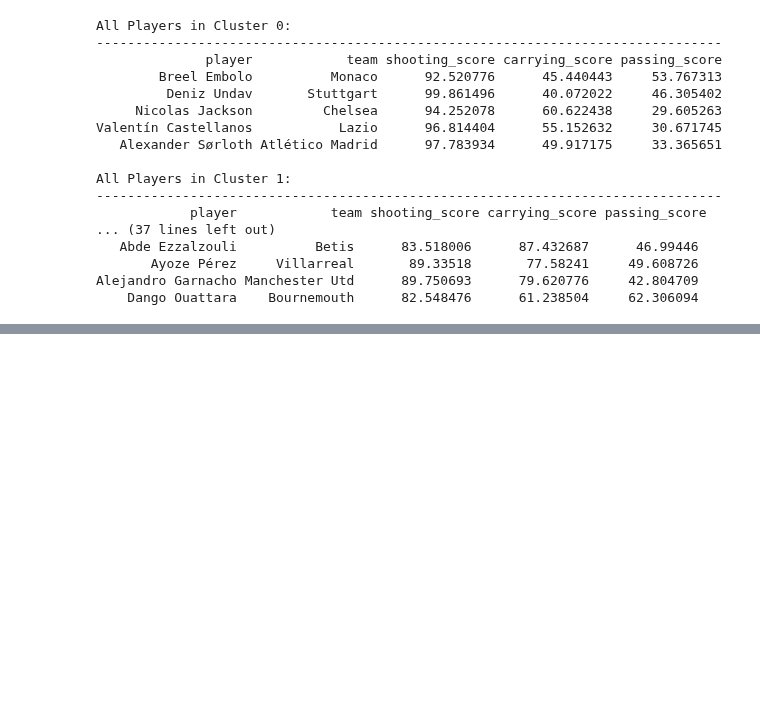
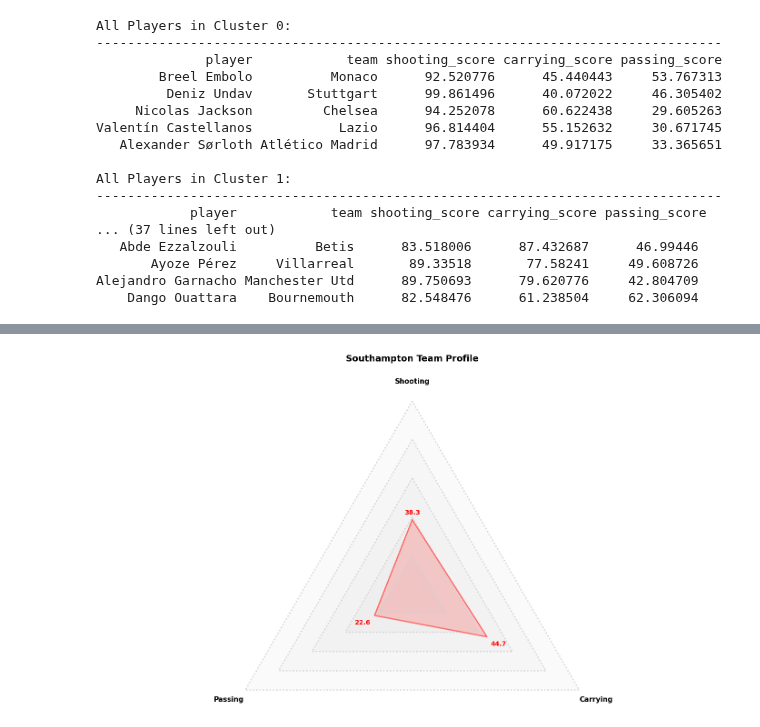
Before and after one commit to louis-porter/football-analytics, a Jupyter notebook: blog-posts/deep-dives/triple-threat-forwards/triple-threat-forwards.ipynb, the cells around one changed output, grey strips where cells are left out. Cells and saved outputs as stored; diff of their text form; code cells hidden in the pictures; blank space fills up the shorter version.

Commit message:
adding team profile radar

```diff
--- a/blog-posts/deep-dives/triple-threat-forwards/triple-threat-forwards.ipynb
+++ b/blog-posts/deep-dives/triple-threat-forwards/triple-threat-forwards.ipynb
@@ -725,3 +725,101 @@ All Players in Cluster 1:
        Ayoze Pérez     Villarreal       89.33518       77.58241     49.608726
 Alejandro Garnacho Manchester Utd      89.750693      79.620776     42.804709
     Dango Ouattara    Bournemouth      82.548476      61.238504     62.306094
+# %%
+import matplotlib.pyplot as plt
+import numpy as np
+from matplotlib.patches import Patch
+
+# Filter team data
+team = "Southampton"
+team_data = df_clustered[df_clustered['team'] == team]
+
+print(team_data[["player", "cluster"]])
+
+def create_triangle_radar(fig, values, color='red', alpha=0.1, linestyle='-'):
+    angles = np.array([90, 210, 330])
+    angles_rad = np.deg2rad(angles)
+    x = values * np.cos(angles_rad)
+    y = values * np.sin(angles_rad)
+    x = np.append(x, x[0])
+    y = np.append(y, y[0])
+    plt.plot(x, y, color=color, linewidth=2, linestyle=linestyle)
+    plt.fill(x, y, color=color, alpha=alpha)
+
+    # Return the coordinates for labeling
+    return x[:-1], y[:-1]  # Return without the closing point
+
+# Set style to light mode
+plt.style.use('default')
+fig = plt.figure(figsize=(14, 8), facecolor='white')
+ax = fig.add_subplot(111)
+ax.set_facecolor('white')
+
+# Create the base triangle grid
+grid_levels = [20, 40, 60, 80, 100]
+for level in grid_levels:
+    values = np.array([level, level, level])
+    create_triangle_radar(fig, values, color='lightgray', alpha=0.1, linestyle=':')
+
+    # # Add value label for shooting axis
+    # if level < 100:
+    #     plt.text(0, level * np.sin(np.deg2rad(90)),
+    #             str(level),
+    #             ha='right',
+    #             va='bottom',
+    #             fontsize=8,
+    #             color='gray')
+
+# Calculate team average
+team_avg = team_data[['shooting_score', 'passing_score', 'carrying_score']].mean()
+values = np.array([
+    team_avg['shooting_score'],
+    team_avg['passing_score'],
+    team_avg['carrying_score']
+])
+x_coords, y_coords = create_triangle_radar(fig, values, color='#FF6B6B', alpha=0.3)
+
+# Add basic labels
+label_distance = 110
+angles = np.deg2rad([90, 210, 330])
+labels = ['Shooting', 'Passing', 'Carrying']
+label_x = label_distance * np.cos(angles)
+label_y = label_distance * np.sin(angles)
+
+for x, y, label in zip(label_x, label_y, labels):
+    plt.text(x, y, label, ha='center', va='center', fontsize=11, fontweight='bold')
+
+# Add value labels at triangle points
+for i, (x, y, value) in enumerate(zip(x_coords, y_coords, values)):
+    # Adjust position slightly outside the triangle point
+    offset = 2
+    if i == 0:  # Top point
+        y_adj = y + offset
+        ha = 'center'
+        va = 'bottom'
+    elif i == 1:  # Bottom left point
+        x_adj = x - offset
+        y_adj = y - offset
+        ha = 'right'
+        va = 'top'
+    else:  # Bottom right point
+        x_adj = x + offset
+        y_adj = y - offset
+        ha = 'left'
+        va = 'top'
+
+    plt.text(x_adj if i > 0 else x,
+            y_adj,
+            f'{value:.1f}',
+            ha=ha,
+            va=va,
+            fontsize=10,
+            fontweight='bold',
+            color='red')
+
+plt.title(f'{team} Team Profile', pad=40, fontsize=14, fontweight='bold')
+plt.axis('equal')
+ax.set_axis_off()
+plt.tight_layout()
+plt.show()
+# %% [output]
@@ -727,0 +830 @@ Alejandro Garnacho Manchester Utd      89.750693      79.620776     42.804709
+[figure, added]
```
Also changed, not shown: parts of 1 cell of this notebook.
